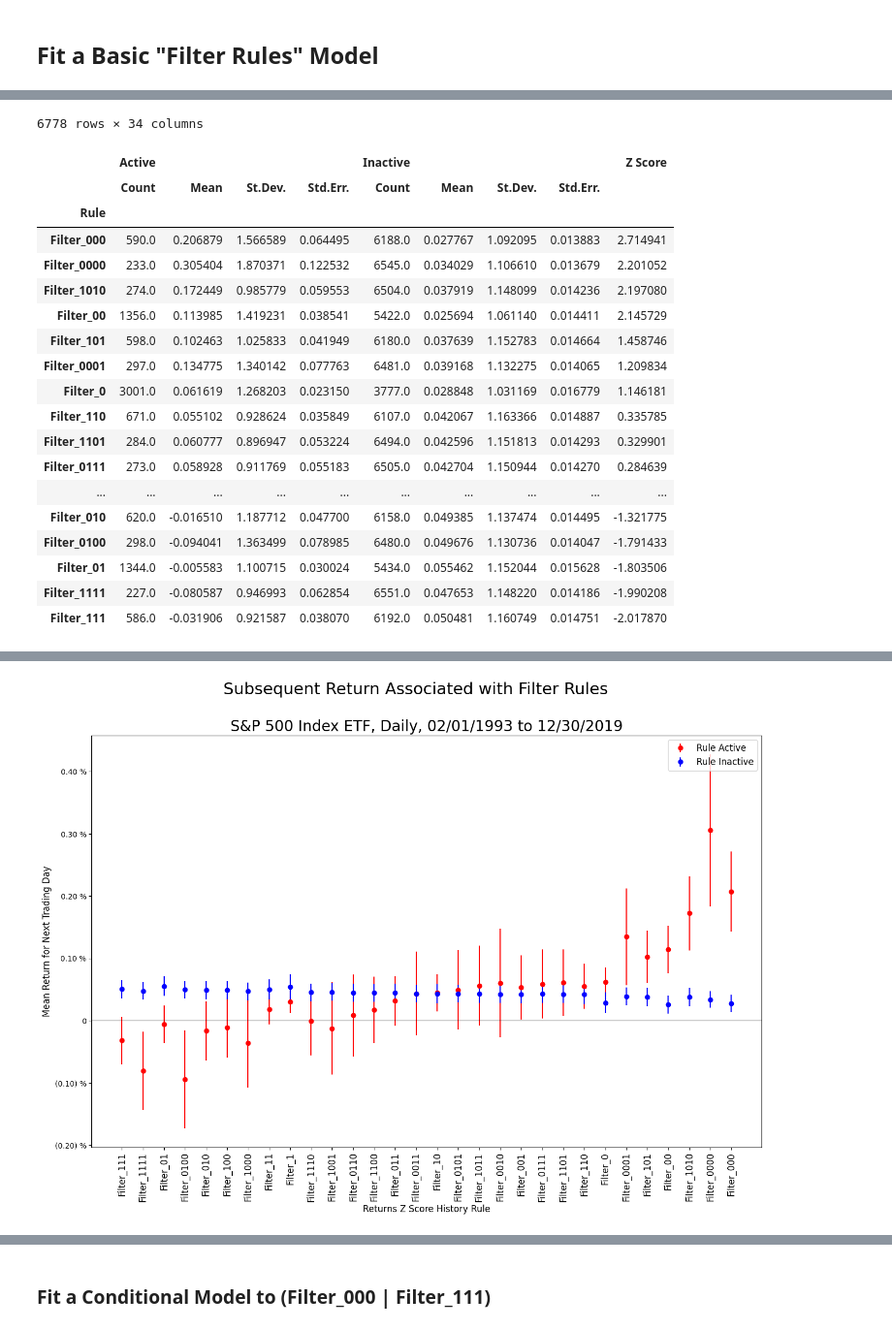
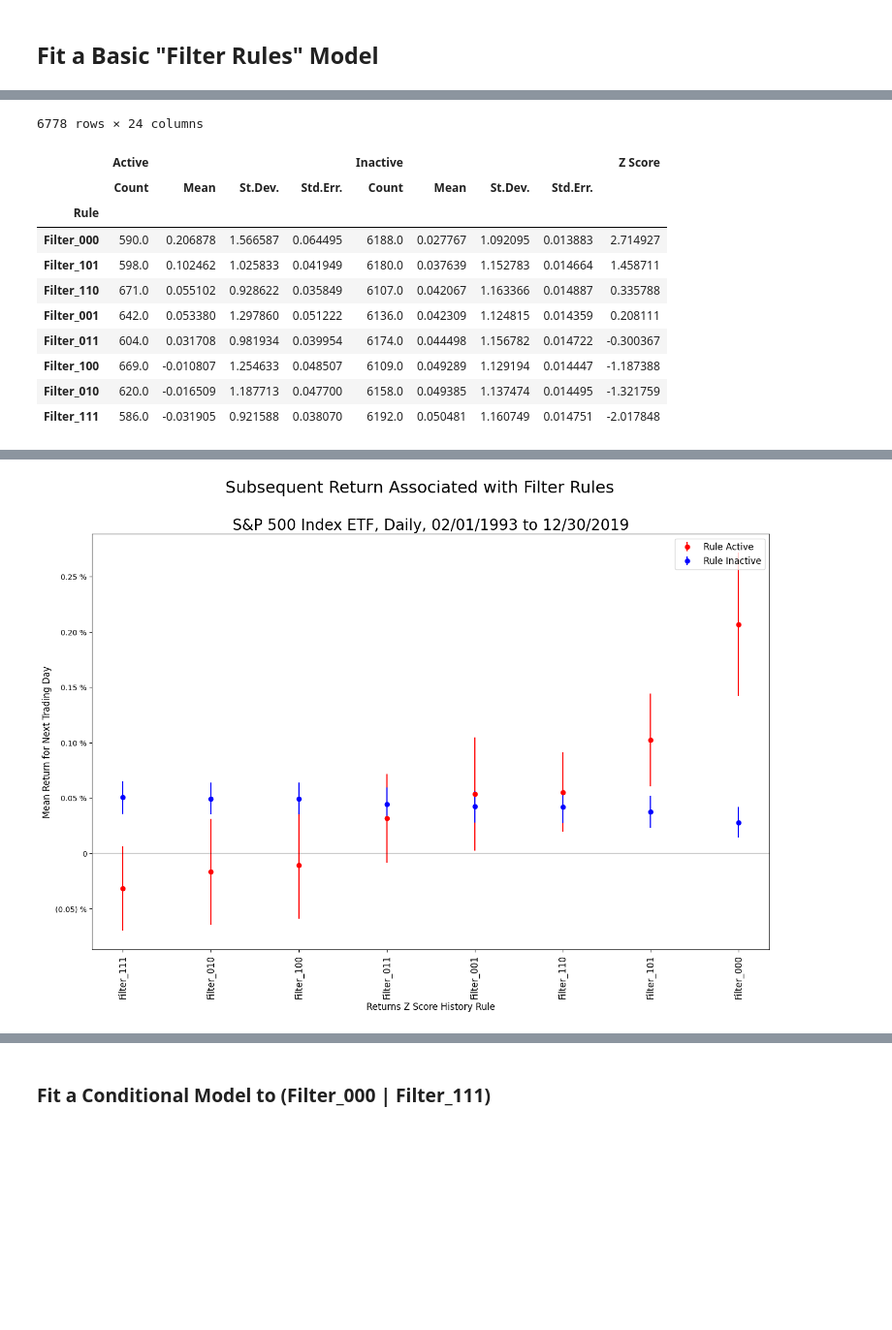
Before and after one commit to Farmhouse121/Financial-Data-Science-in-Python, a Jupyter notebook: Alphas/Filter_Rules.ipynb, the cells around one changed output, grey strips where cells are left out. Shown at 97% size. Drawn from its saved outputs; the diff is of its cells as text; code cells hidden in the pictures; blank space fills up the shorter version.

```diff
--- a/Alphas/Filter_Rules.ipynb
+++ b/Alphas/Filter_Rules.ipynb
@@ -100,7 +100,7 @@ Covariance estimator: robust
 from itertools import product
 summary=pd.DataFrame({tuple(x):[] for x in product(['Active','Inactive'],['Mean','St.Dev.','Count','Std.Err.'])},index=pd.Series([],name='Filter'))
 # %%
-nprint("Creating filter rule indicators with order {:d} and offset {:f}.".format(forder:=4,foffset:=0.1))
+nprint("Creating filter rule indicators with order {:d} and offset {:f}.".format(forder:=3,foffset:=0.1))
 
 data['Direction']=data['Z Score'].apply(lambda x: one if x>foffset else -one if x<-foffset else zero)
 data.drop(data.columns[data.columns.str.contains('Filter')],axis=1,inplace=True)
@@ -170,20 +170,12 @@ nprint("Saved figure to '{:s}'.".format(filename))
-6778 rows × 34 columns
+6778 rows × 24 columns
 |  | Active |  |  |  | Inactive |  |  |  | Z Score |
 |  | Count | Mean | St.Dev. | Std.Err. | Count | Mean | St.Dev. | Std.Err. |  |
 | Rule |  |  |  |  |  |  |  |  |  |
-| Filter_000 | 590.0 | 0.206879 | 1.566589 | 0.064495 | 6188.0 | 0.027767 | 1.092095 | 0.013883 | 2.714941 |
-| Filter_0000 | 233.0 | 0.305404 | 1.870371 | 0.122532 | 6545.0 | 0.034029 | 1.106610 | 0.013679 | 2.201052 |
-| Filter_1010 | 274.0 | 0.172449 | 0.985779 | 0.059553 | 6504.0 | 0.037919 | 1.148099 | 0.014236 | 2.197080 |
-| Filter_00 | 1356.0 | 0.113985 | 1.419231 | 0.038541 | 5422.0 | 0.025694 | 1.061140 | 0.014411 | 2.145729 |
-| Filter_101 | 598.0 | 0.102463 | 1.025833 | 0.041949 | 6180.0 | 0.037639 | 1.152783 | 0.014664 | 1.458746 |
-| Filter_0001 | 297.0 | 0.134775 | 1.340142 | 0.077763 | 6481.0 | 0.039168 | 1.132275 | 0.014065 | 1.209834 |
-| Filter_0 | 3001.0 | 0.061619 | 1.268203 | 0.023150 | 3777.0 | 0.028848 | 1.031169 | 0.016779 | 1.146181 |
-| Filter_110 | 671.0 | 0.055102 | 0.928624 | 0.035849 | 6107.0 | 0.042067 | 1.163366 | 0.014887 | 0.335785 |
-| Filter_1101 | 284.0 | 0.060777 | 0.896947 | 0.053224 | 6494.0 | 0.042596 | 1.151813 | 0.014293 | 0.329901 |
-| Filter_0111 | 273.0 | 0.058928 | 0.911769 | 0.055183 | 6505.0 | 0.042704 | 1.150944 | 0.014270 | 0.284639 |
-| ... | ... | ... | ... | ... | ... | ... | ... | ... | ... |
-| Filter_010 | 620.0 | -0.016510 | 1.187712 | 0.047700 | 6158.0 | 0.049385 | 1.137474 | 0.014495 | -1.321775 |
-| Filter_0100 | 298.0 | -0.094041 | 1.363499 | 0.078985 | 6480.0 | 0.049676 | 1.130736 | 0.014047 | -1.791433 |
-| Filter_01 | 1344.0 | -0.005583 | 1.100715 | 0.030024 | 5434.0 | 0.055462 | 1.152044 | 0.015628 | -1.803506 |
-| Filter_1111 | 227.0 | -0.080587 | 0.946993 | 0.062854 | 6551.0 | 0.047653 | 1.148220 | 0.014186 | -1.990208 |
-| Filter_111 | 586.0 | -0.031906 | 0.921587 | 0.038070 | 6192.0 | 0.050481 | 1.160749 | 0.014751 | -2.017870 |
+| Filter_000 | 590.0 | 0.206878 | 1.566587 | 0.064495 | 6188.0 | 0.027767 | 1.092095 | 0.013883 | 2.714927 |
+| Filter_101 | 598.0 | 0.102462 | 1.025833 | 0.041949 | 6180.0 | 0.037639 | 1.152783 | 0.014664 | 1.458711 |
+| Filter_110 | 671.0 | 0.055102 | 0.928622 | 0.035849 | 6107.0 | 0.042067 | 1.163366 | 0.014887 | 0.335788 |
+| Filter_001 | 642.0 | 0.053380 | 1.297860 | 0.051222 | 6136.0 | 0.042309 | 1.124815 | 0.014359 | 0.208111 |
+| Filter_011 | 604.0 | 0.031708 | 0.981934 | 0.039954 | 6174.0 | 0.044498 | 1.156782 | 0.014722 | -0.300367 |
+| Filter_100 | 669.0 | -0.010807 | 1.254633 | 0.048507 | 6109.0 | 0.049289 | 1.129194 | 0.014447 | -1.187388 |
+| Filter_010 | 620.0 | -0.016509 | 1.187713 | 0.047700 | 6158.0 | 0.049385 | 1.137474 | 0.014495 | -1.321759 |
+| Filter_111 | 586.0 | -0.031905 | 0.921588 | 0.038070 | 6192.0 | 0.050481 | 1.160749 | 0.014751 | -2.017848 |
@@ -191,4 +183,4 @@ nprint("Saved figure to '{:s}'.".format(filename))
-[figure, old version]
+[figure, new version]
 # %%
 nprint("Fitting GJR-GARCH model with filter rules...")
 model=ARX((design:=data.dropna())['Return'],design[fcols:=design.columns[design.columns.str.contains('Filter')]])
```
Also changed, not shown: parts of 7 cells of this notebook.
